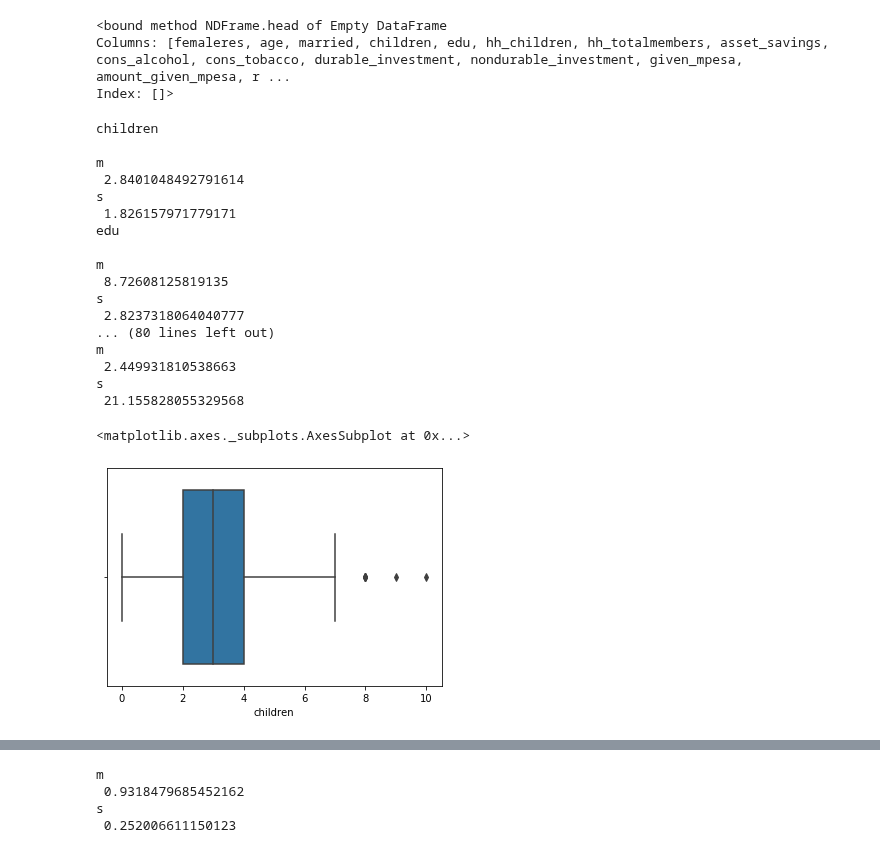
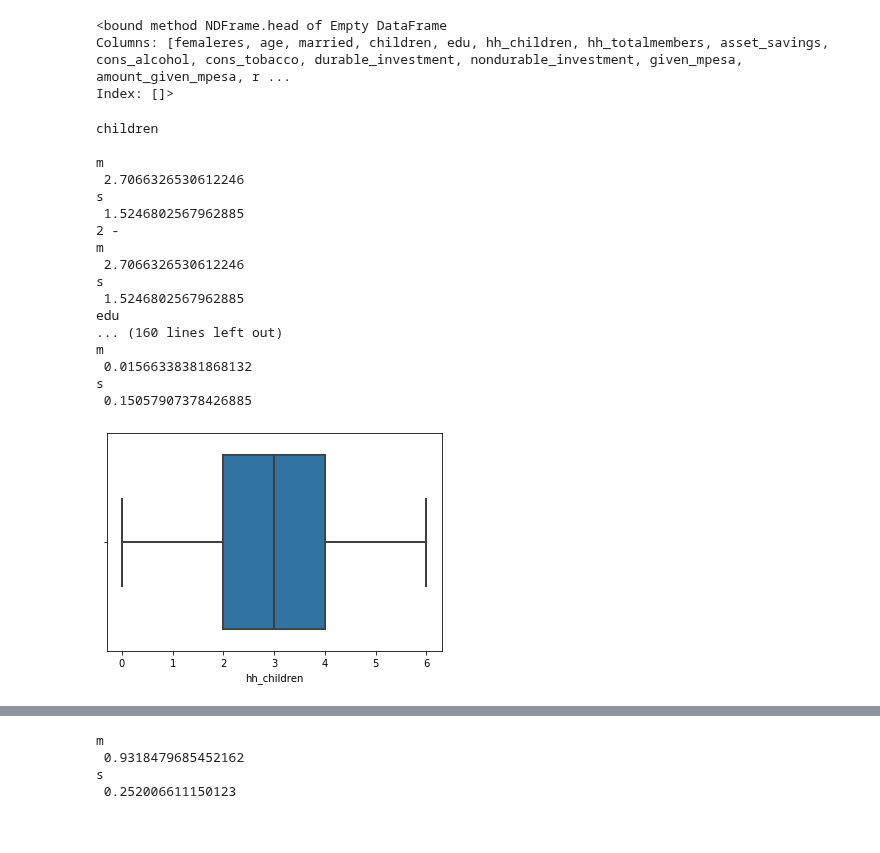
Before and after one commit to kaline/TrabalhoFinalML, a Jupyter notebook: dataset.ipynb, the cells around one changed output, grey strips where cells are left out. Saved outputs shown, nothing was run; the diff lists cells and outputs as text; code cells hidden in the pictures.

Commit message:
update outliers

```diff
--- a/dataset.ipynb
+++ b/dataset.ipynb
@@ -482,39 +482,36 @@ Index: []>
 # %%
 df_columns_z = ['children', 'edu', 'hh_children',
        'hh_totalmembers', 'asset_savings', 'cons_alcohol', 'cons_tobacco',
        'durable_investment', 'nondurable_investment', 'given_mpesa',
        'amount_given_mpesa', 'received_mpesa', 'amount_received_mpesa',
        'net_mpesa', 'saved_mpesa', 'amount_saved_mpesa']
 
 for column in df_columns_z:
     print(column)
     m = np.mean(df[column])
     s = np.std(df[column])
     print('\nm\n', m, '\ns\n', s)
     df['Z-score'] = (df[column] - m)/s
-    df_outlier = df[abs(df['Z-score']) > 2.5]
-    df_semOutliers = df.drop(df_outlier.index)
-
-
-
-sns.boxplot(df_semOutliers.children)
+    df_outlier = df[abs(df['Z-score']) > 3]
+    df = df.drop(df_outlier.index)
+    print('2 - \nm\n', m, '\ns\n', s)
+    sns.boxplot(x=df.hh_children)
 # %% [output]
 children
 
 m
- 2.8401048492791614
+ 2.7066326530612246
 s
- 1.826157971779171
+ 1.5246802567962885
+2 -
+m
+ 2.7066326530612246
+s
+ 1.5246802567962885
 edu
-
+... (160 lines left out)
 m
- 8.72608125819135
+ 0.01566338381868132
 s
- 2.8237318064040777
-... (80 lines left out)
-m
- 2.449931810538663
-s
- 21.155828055329568
+ 0.15057907378426885
-<matplotlib.axes._subplots.AxesSubplot at 0x...>
-[figure, old version]
+[figure, new version]
```
Also changed, not shown: parts of 2 cells of this notebook.
